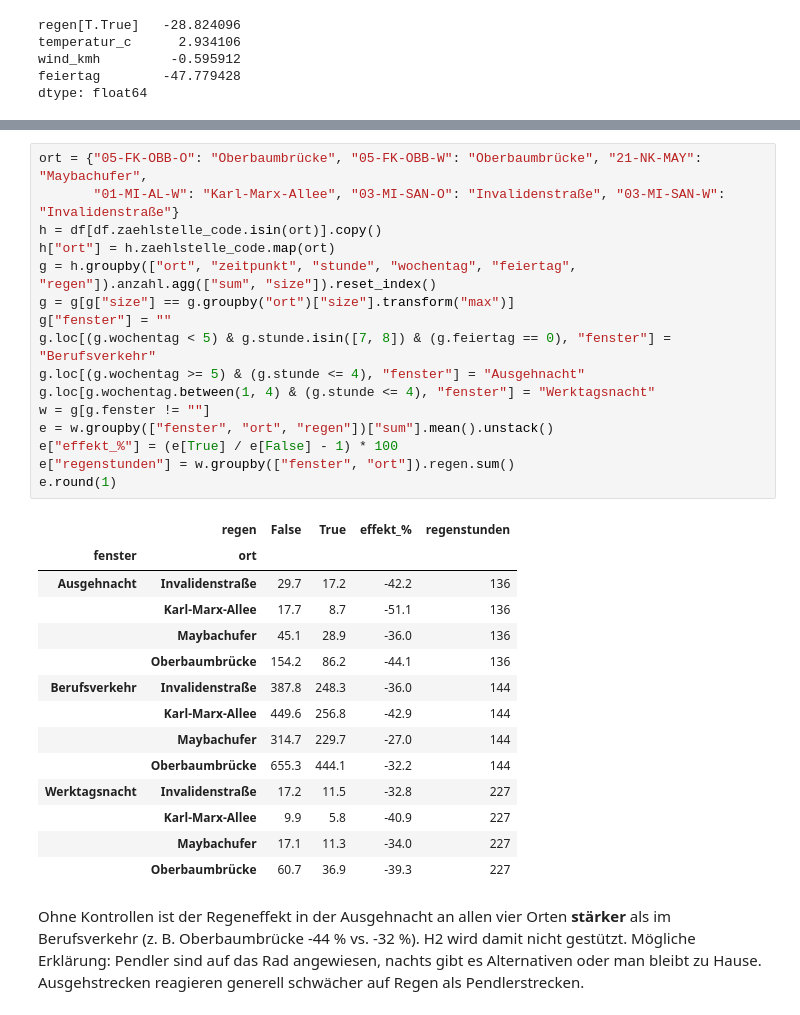
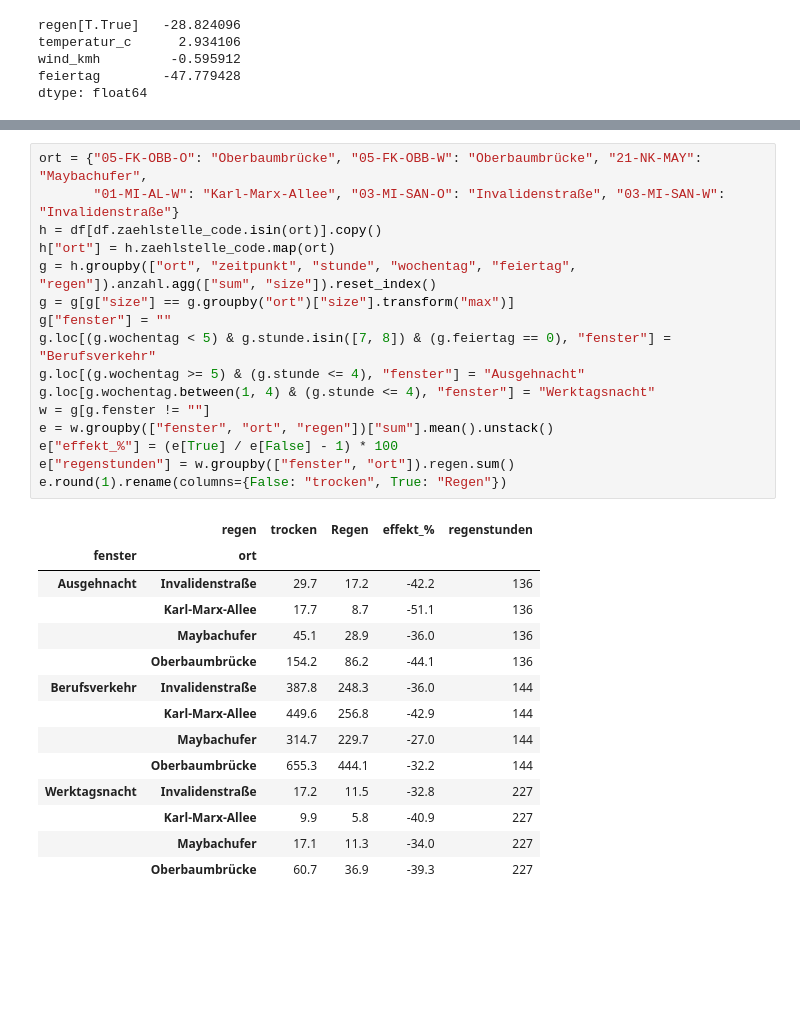
Before and after one commit to BevoBerlin/radverkehr-berlin, a Jupyter notebook: notebooks/analyse.ipynb, the cells around one changed output, grey strips where cells are left out. Cells and saved outputs as stored; diff of their text form; blank space fills up the shorter version.

```diff
--- a/notebooks/analyse.ipynb
+++ b/notebooks/analyse.ipynb
@@ -82,21 +140,21 @@ Vier Orte, Ost- und Westrichtung summiert: Oberbaumbrücke, Maybachufer (Ausgehs
 # %%
 ort = {"05-FK-OBB-O": "Oberbaumbrücke", "05-FK-OBB-W": "Oberbaumbrücke", "21-NK-MAY": "Maybachufer",
        "01-MI-AL-W": "Karl-Marx-Allee", "03-MI-SAN-O": "Invalidenstraße", "03-MI-SAN-W": "Invalidenstraße"}
 h = df[df.zaehlstelle_code.isin(ort)].copy()
 h["ort"] = h.zaehlstelle_code.map(ort)
 g = h.groupby(["ort", "zeitpunkt", "stunde", "wochentag", "feiertag", "regen"]).anzahl.agg(["sum", "size"]).reset_index()
 g = g[g["size"] == g.groupby("ort")["size"].transform("max")]
 g["fenster"] = ""
 g.loc[(g.wochentag < 5) & g.stunde.isin([7, 8]) & (g.feiertag == 0), "fenster"] = "Berufsverkehr"
 g.loc[(g.wochentag >= 5) & (g.stunde <= 4), "fenster"] = "Ausgehnacht"
 g.loc[g.wochentag.between(1, 4) & (g.stunde <= 4), "fenster"] = "Werktagsnacht"
 w = g[g.fenster != ""]
 e = w.groupby(["fenster", "ort", "regen"])["sum"].mean().unstack()
 e["effekt_%"] = (e[True] / e[False] - 1) * 100
 e["regenstunden"] = w.groupby(["fenster", "ort"]).regen.sum()
-e.round(1)
+e.round(1).rename(columns={False: "trocken", True: "Regen"})
 # %% [output]
-|  | regen | False | True | effekt_% | regenstunden |
+|  | regen | trocken | Regen | effekt_% | regenstunden |
 | fenster | ort |  |  |  |  |
 | Ausgehnacht | Invalidenstraße | 29.7 | 17.2 | -42.2 | 136 |
 |  | Karl-Marx-Allee | 17.7 | 8.7 | -51.1 | 136 |
@@ -110,6 +168,3 @@ e.round(1)
 |  | Karl-Marx-Allee | 9.9 | 5.8 | -40.9 | 227 |
 |  | Maybachufer | 17.1 | 11.3 | -34.0 | 227 |
 |  | Oberbaumbrücke | 60.7 | 36.9 | -39.3 | 227 |
-# %% [markdown]
-Ohne Kontrollen ist der Regeneffekt in der Ausgehnacht an allen vier Orten **stärker** als im Berufsverkehr (z. B. Oberbaumbrücke -44 % vs. -32 %). H2 wird damit nicht gestützt. Mögliche Erklärung: Pendler sind auf das Rad angewiesen, nachts gibt es Alternativen oder man bleibt zu Hause.
-Ausgehstrecken reagieren generell schwächer auf Regen als Pendlerstrecken.
```
Also changed, not shown: parts of 29 cells of this notebook.
